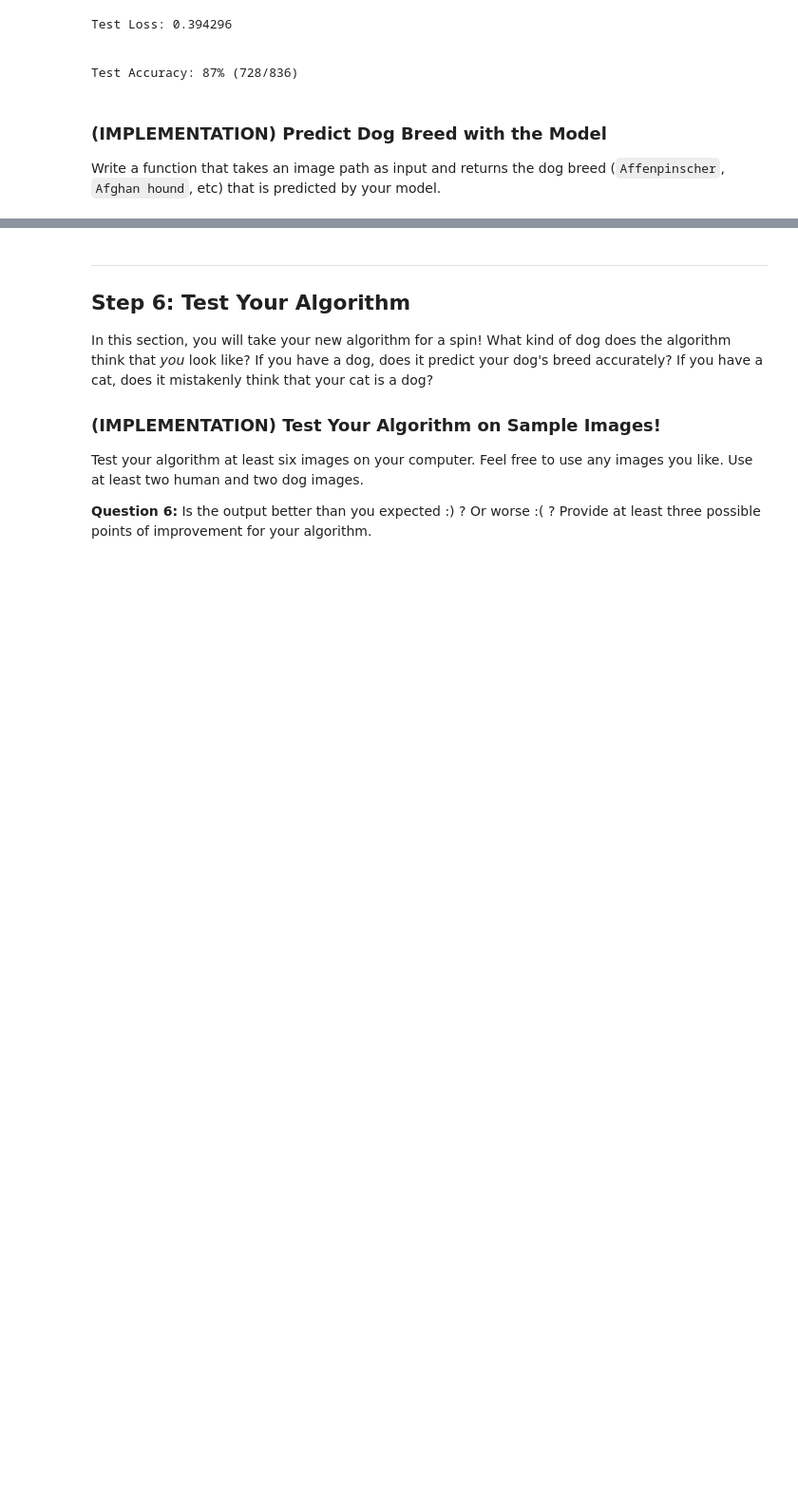
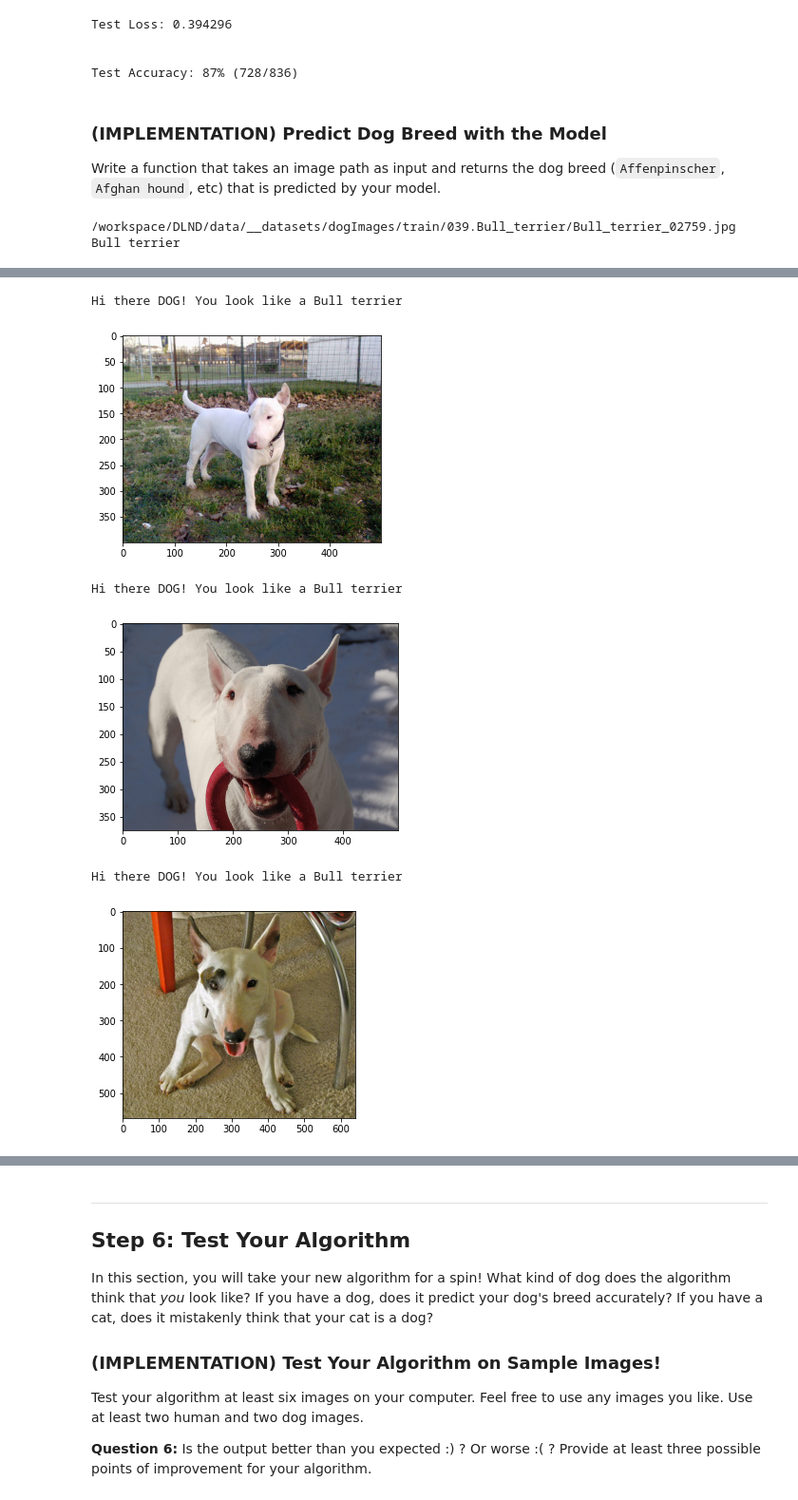
Before and after one commit to MartasBee/udacity_DLND_project_CNN, a Jupyter notebook: project-dog-classification/dog_app.ipynb, the cells around one changed output, grey strips where cells are left out. Shown at 95% size. Saved outputs shown, nothing was run; the diff lists cells and outputs as text; code cells hidden in the pictures; blank space fills up the shorter version.

Commit message:
finished dog breeds classifier

```diff
--- a/project-dog-classification/dog_app.ipynb
+++ b/project-dog-classification/dog_app.ipynb
@@ -784,3 +814,9 @@ def predict_breed_transfer(img_path):
+# %%
+print(dog_files_short[0])
+print(predict_breed_transfer(dog_files_short[0]))
+# %% [output]
+/workspace/DLND/data/__datasets/dogImages/train/039.Bull_terrier/Bull_terrier_02759.jpg
+Bull terrier
 # %% [markdown]
 ---
 <a id='step5'></a>
@@ -800,8 +836,32 @@ Some sample output for our algorithm is provided below, but feel free to design
 
 ### (IMPLEMENTATION) Write your Algorithm
 # %%
-### TODO: Write your algorithm.
+### DONE: Write your algorithm.
 ### Feel free to use as many code cells as needed.
 
 def run_app(img_path):
     ## handle cases for a human face, dog, and neither
+
+    if face_detector(img_path):
+        print("Hello HUMANOID! Your look-n-feel seems like a {}".format(predict_breed_transfer(img_path)))
+    elif dog_detector(img_path):
+        print("Hi there DOG! You look like a {}".format(predict_breed_transfer(img_path)))
+    else:
+        print("ERROR: Given image does not contain human face nor dog!")
+
+    # open the image
+    image = Image.open(img_path).convert('RGB')
+
+    # display the image
+    plt.imshow(image)
+    plt.show()
+# %%
+for file in dog_files_short[:3]:
+    run_app(file)
+# %% [output]
+Hi there DOG! You look like a Bull terrier
+[figure, added]
+Hi there DOG! You look like a Bull terrier
+[figure, added]
+Hi there DOG! You look like a Bull terrier
+[figure, added]
```
Also changed, not shown: parts of 10 cells of this notebook.
